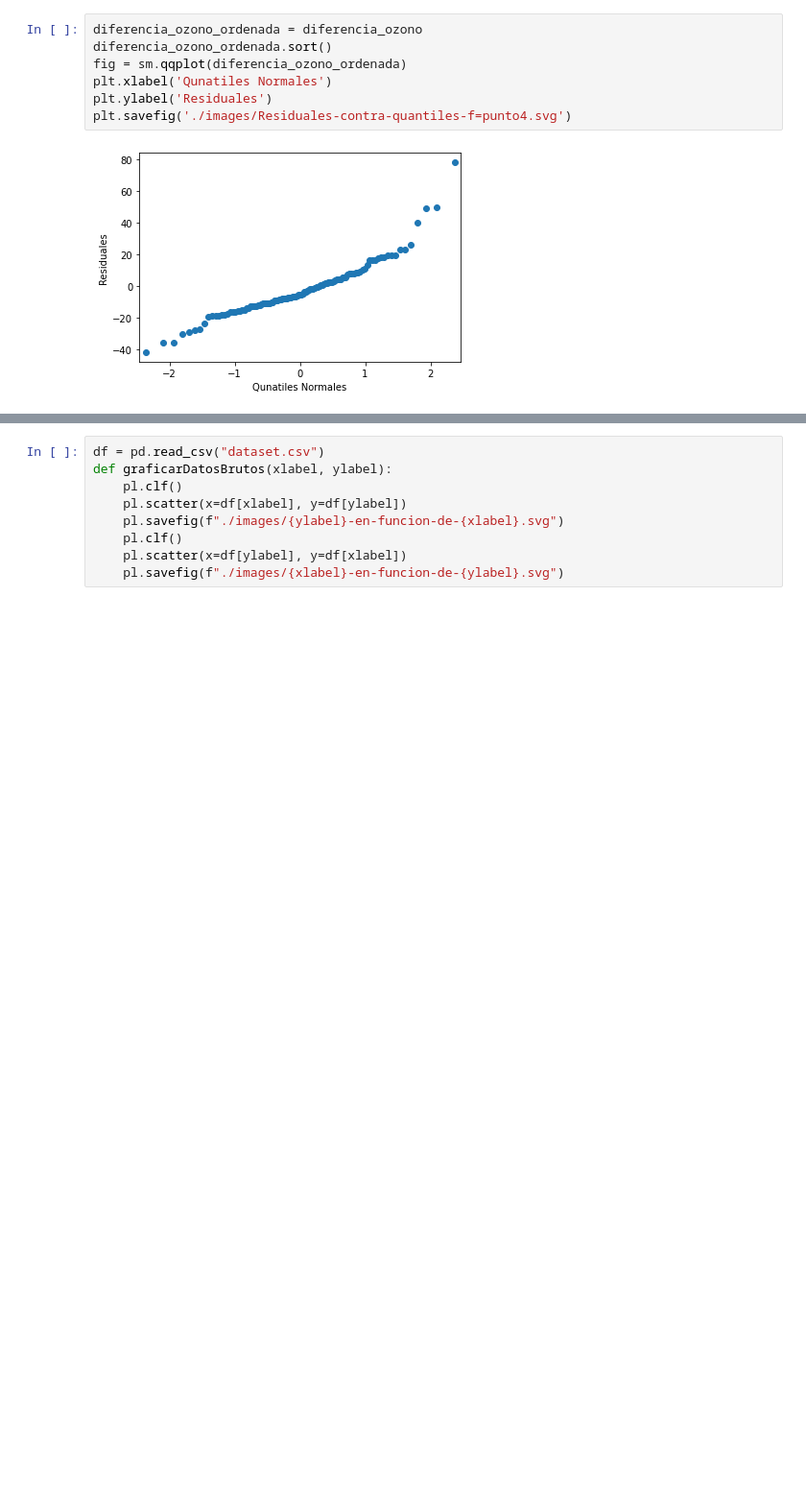
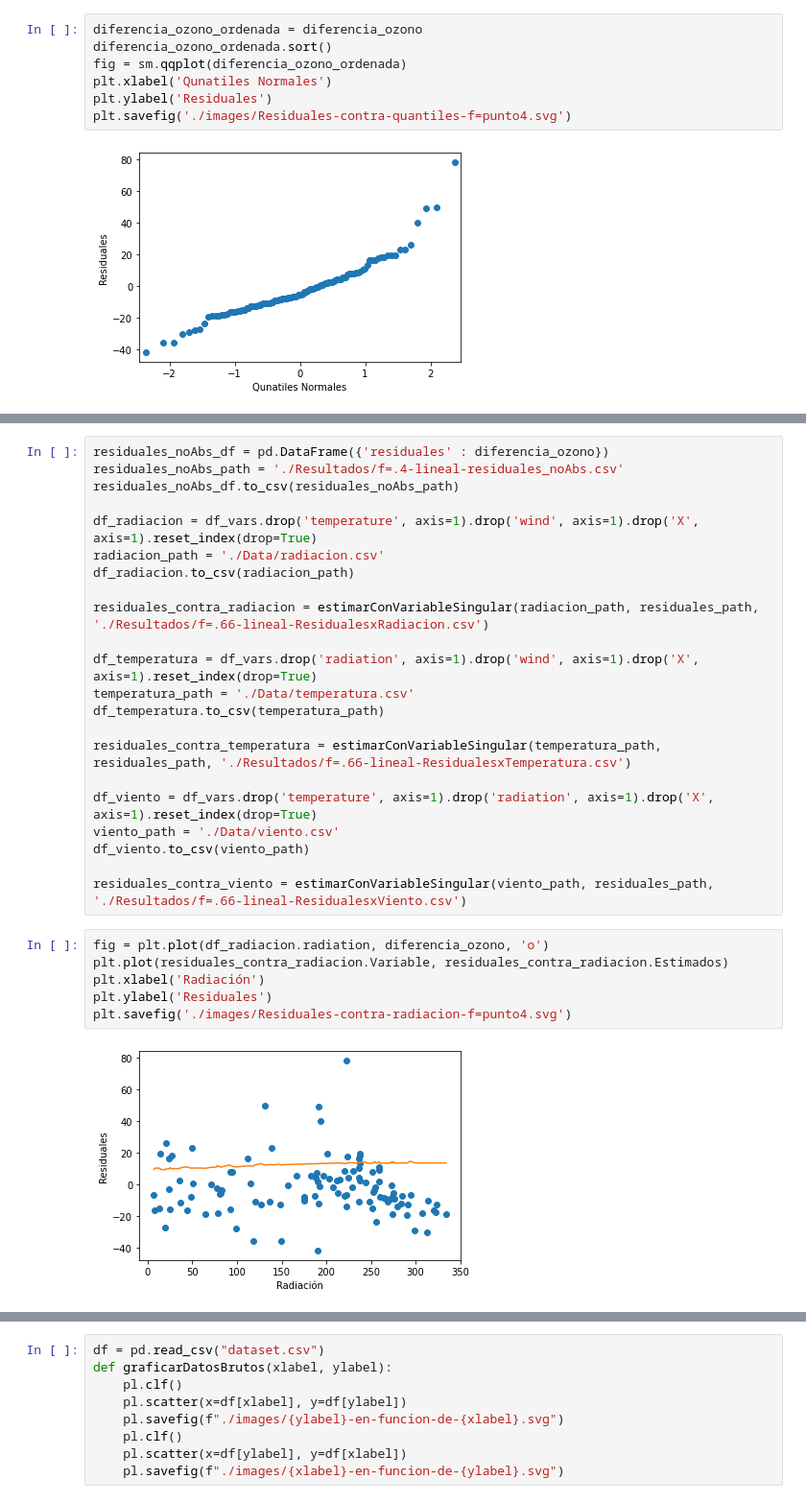
Before and after one commit to maltenzo/Tp3-Metodos, a Jupyter notebook: Implementacion.ipynb, the cells around one changed output, grey strips where cells are left out. Shown at 96% size. Drawn from its saved outputs; the diff is of its cells as text; blank space fills up the shorter version.

```diff
--- a/Implementacion.ipynb
+++ b/Implementacion.ipynb
@@ -270,0 +285,30 @@ plt.savefig('./images/Residuales-contra-ozono-f=punto4.svg')
+# %%
+residuales_noAbs_df = pd.DataFrame({'residuales' : diferencia_ozono})
+residuales_noAbs_path = './Resultados/f=.4-lineal-residuales_noAbs.csv'
+residuales_noAbs_df.to_csv(residuales_noAbs_path)
+
+df_radiacion = df_vars.drop('temperature', axis=1).drop('wind', axis=1).drop('X', axis=1).reset_index(drop=True)
+radiacion_path = './Data/radiacion.csv'
+df_radiacion.to_csv(radiacion_path)
+
+residuales_contra_radiacion = estimarConVariableSingular(radiacion_path, residuales_path, './Resultados/f=.66-lineal-ResidualesxRadiacion.csv')
+
+df_temperatura = df_vars.drop('radiation', axis=1).drop('wind', axis=1).drop('X', axis=1).reset_index(drop=True)
+temperatura_path = './Data/temperatura.csv'
+df_temperatura.to_csv(temperatura_path)
+
+residuales_contra_temperatura = estimarConVariableSingular(temperatura_path, residuales_path, './Resultados/f=.66-lineal-ResidualesxTemperatura.csv')
+
+df_viento = df_vars.drop('temperature', axis=1).drop('radiation', axis=1).drop('X', axis=1).reset_index(drop=True)
+viento_path = './Data/viento.csv'
+df_viento.to_csv(viento_path)
+
+residuales_contra_viento = estimarConVariableSingular(viento_path, residuales_path, './Resultados/f=.66-lineal-ResidualesxViento.csv')
+# %%
+fig = plt.plot(df_radiacion.radiation, diferencia_ozono, 'o')
+plt.plot(residuales_contra_radiacion.Variable, residuales_contra_radiacion.Estimados)
+plt.xlabel('Radiación')
+plt.ylabel('Residuales')
+plt.savefig('./images/Residuales-contra-radiacion-f=punto4.svg')
+# %% [output]
+[figure, added]
```
Also changed, not shown: parts of 10 cells of this notebook, 16 other files.
